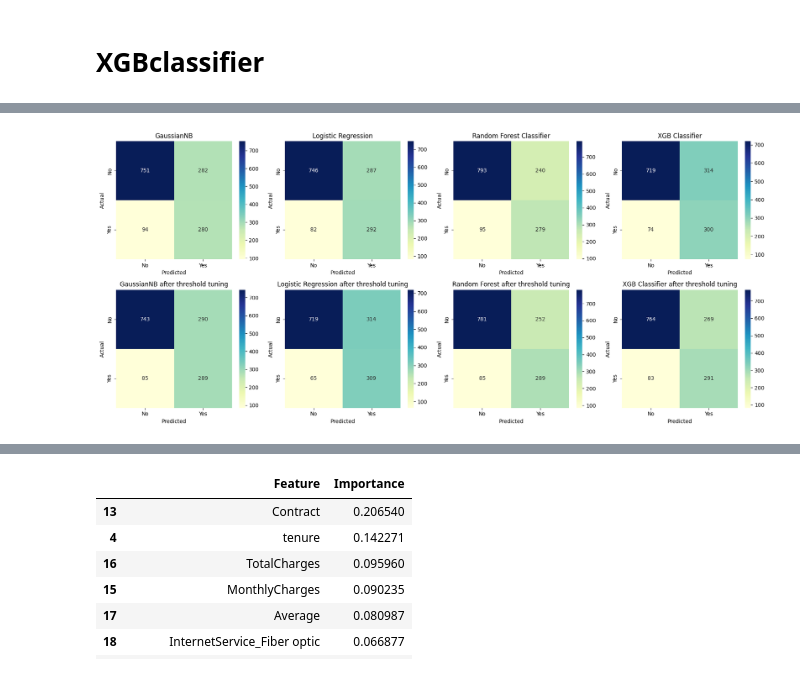
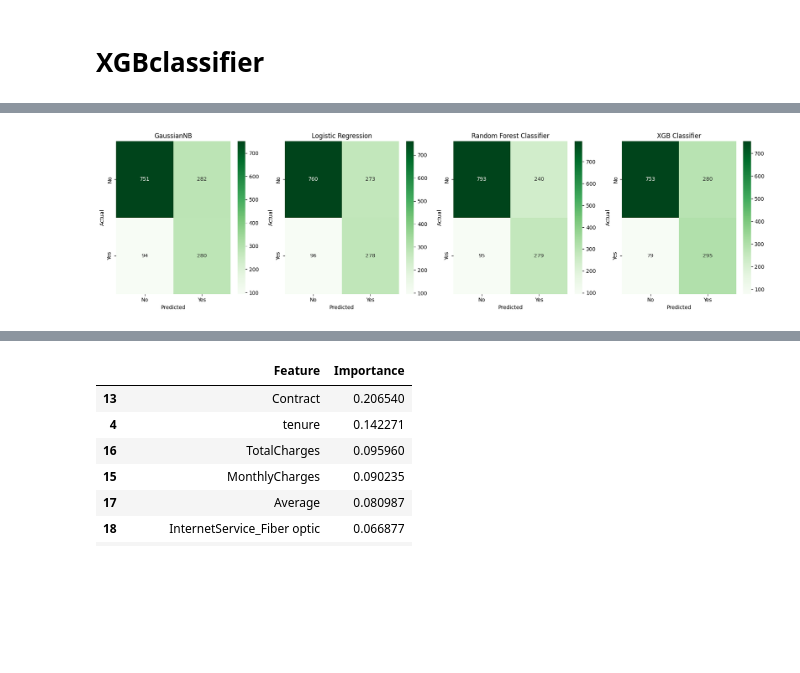
Before and after one commit to Md-Maruf-1727/customer-churn-prediction-ml, a Jupyter notebook: NoteBooks/04_model_training.ipynb, the cells around one changed output, grey strips where cells are left out. Cells and saved outputs as stored; diff of their text form; code cells hidden in the pictures; blank space fills up the shorter version.

```diff
--- a/NoteBooks/04_model_training.ipynb
+++ b/NoteBooks/04_model_training.ipynb
@@ -265,7 +227,7 @@ logistic_grid = GridSearchCV(
     estimator=logi_pipeline,
     param_grid=log_param_grid,
     cv= 5,
-    scoring='recall',
+    scoring='f1',
     n_jobs=-1
 )
 logistic_model = logistic_grid.fit(scale_xtrain, ytrain)
@@ -395,7 +319,7 @@ rf_accuracy = accuracy_score(ytest, rf_pred)
 rf_recall = recall_score(ytest, rf_pred)
 rf_precision = precision_score(ytest, rf_pred)
 rf_f1 = f1_score(ytest, rf_pred)
-rf_confussion = confusion_matrix(ytest, rf_pred)
+rf_confusion = confusion_matrix(ytest, rf_pred)
 rf_roc_auc = roc_auc_score(ytest, rf_pred_proba)
 
 rf_best_param = rf_model.best_params_
@@ -409,7 +333,7 @@ rf_result = pd.DataFrame([{
     'Recall': rf_recall,
     'Precision Score': rf_precision,
     'F1 Score': rf_f1,
-    'Confusion Matrix': rf_confussion,
+    'Confusion Matrix': rf_confusion,
     'Roc Auc Score': rf_roc_auc,
     'Best Params': str(rf_best_param),
     'Best CV Score': rf_best_score
@@ -511,8 +395,8 @@ xgb_accuracy = accuracy_score(ytest, xgb_pred)
 xgb_recall = recall_score(ytest, xgb_pred)
 xgb_precision = precision_score(ytest, xgb_pred)
 xgb_f1 = f1_score(ytest, xgb_pred)
-xgb_confussion = confusion_matrix(ytest, xgb_pred)
-xgb_roc_auc = roc_auc_score(ytest, xgb_pred)
+xgb_confusion = confusion_matrix(ytest, xgb_pred)
+xgb_roc_auc = roc_auc_score(ytest, xgb_pred_proba)
 
 xgb_best_param = xgb_model.best_params_
 xgb_best_score = xgb_model.best_score_
@@ -525,7 +409,7 @@ xgb_result = pd.DataFrame([{
     'Recall': xgb_recall,
     'Precision Score': xgb_precision,
     'F1 Score': xgb_f1,
-    'Confusion Matrix': xgb_confussion,
+    'Confusion Matrix': xgb_confusion,
     'Roc Auc Score': xgb_roc_auc,
     'Best Params': str(xgb_best_param),
     'Best CV Score': xgb_best_score
@@ -568,18 +420,0 @@ Matrics After Threshold Tuning:
-# %%
-confussion_matrixes = [xgb_confussion, xgb_threshold_confusion]
-titles = ['XGB Classifier before Threshold tuning', 'XGB Classifier after Threshold tuning']
-
-fig, axes = plt.subplots(1, 2, figsize=(10, 4))
-labels = ['No', 'Yes']
-
-for ax, cm, title in zip(axes, confussion_matrixes, titles):
-    sns.heatmap(
-        cm, annot=True, fmt='g', cmap='Greens', ax= ax,
-        xticklabels=labels, yticklabels=labels
-    )
-    ax.set_title(title)
-    ax.set_xlabel('Predicted')
-    ax.set_ylabel('Actual')
-
-plt.tight_layout()
-plt.show()
@@ -597,32 +443,28 @@ comparing.sort_values(by='Recall', ascending=False)
 # %%
 confussion_matrixes = [
-    gnb_confusion, logistic_confussion,
-    rf_confussion, xgb_confussion,
-    gnb_threshold_confusion, logistic_threshold_confusion,
-    rf_threshold_confusion, xgb_threshold_confusion
+    gnb_confusion, logistic_confusion,
+    rf_confusion, xgb_confusion
 ]
 titles = [
     'GaussianNB', 'Logistic Regression',
-    'Random Forest Classifier', 'XGB Classifier',
-    'GaussianNB after threshold tuning', 'Logistic Regression after threshold tuning',
-    'Random Forest after threshold tuning', 'XGB Classifier after threshold tuning'
+    'Random Forest Classifier', 'XGB Classifier'
 ]
 
-fig, axes = plt.subplots(2, 4, figsize=(18, 8))
+fig, axes = plt.subplots(1, 4, figsize=(18, 5))
 labels = ['No', 'Yes']
 
 for ax, cm, title in zip(axes.flatten(), confussion_matrixes, titles):
     sns.heatmap(
-        cm, annot=True, fmt='g', cmap='YlGnBu', ax= ax,
+        cm, annot=True, fmt='g', cmap='Greens', ax= ax,
         xticklabels=labels, yticklabels=labels
     )
     ax.set_title(title)
     ax.set_xlabel('Predicted')
     ax.set_ylabel('Actual')
 plt.tight_layout()
 plt.show()
 # %% [output]
-[figure, old version]
+[figure, new version]
 # %%
 fpr1, tpr1, _ = roc_curve(ytest, gnb_pred_proba)
 fpr2, tpr2, _ = roc_curve(ytest, logistic_model_pred_proba)
```
Also changed, not shown: parts of 21 cells of this notebook.
